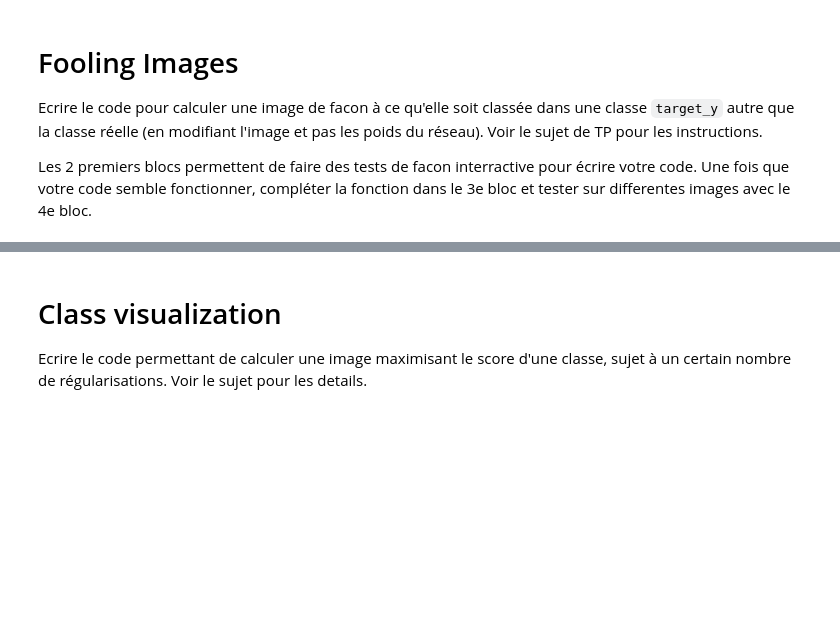
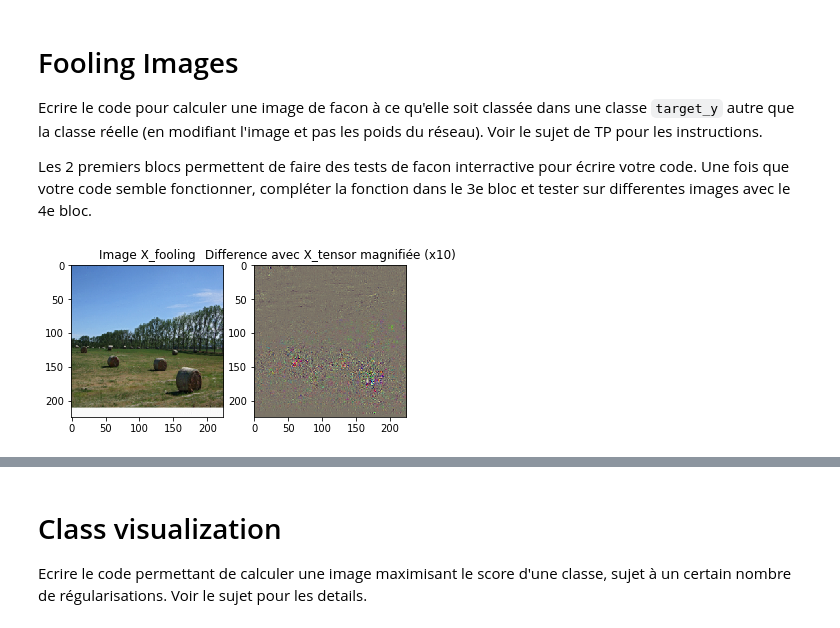
Before and after one commit to kalifou/tme_10_11_rdfia, a Jupyter notebook: TME10-11.ipynb, the cells around one changed output, grey strips where cells are left out. Cells and saved outputs as stored; diff of their text form; code cells hidden in the pictures; blank space fills up the shorter version.

```diff
--- a/TME10-11.ipynb
+++ b/TME10-11.ipynb
@@ -212,18 +213,37 @@ X_tensor = torch.Tensor(preprocess(Image.fromarray(X[0])))
 target_y = 6
 X_fooling = X_tensor.clone()
 X_fooling_var = Variable(X_fooling, requires_grad=True)
-learning_rate = 1
+learning_rate = 0.1
 # %%
 # TODO ecrire votre code a tester ici
+cpt = 0
+max_ind = -1
+while(not max_ind == target_y):
+    #optim.zero_grad()
+    y_til = model(X_fooling_var)
+    #print(y_til.data.shape)
+    y_til[0,target_y].backward()
+    grad = X_fooling_var.grad
+    #print(grad.data.shape)
+    #print(X_fooling_var.data.shape)
+    X_fooling_var.data += learning_rate * (grad.data / grad.data.norm())
+    _,max_ind = torch.max(F.softmax(model(X_fooling_var)),1)
+    cpt += 1
+    #print(cpt)
+    max_ind = max_ind.data[0]
+    #print(max_ind)
+#print("number of iterations needed: " + str(cpt)
 
 # Affichage de l'image X_fooling et ses modifs
 plt.subplot(1, 2, 1)
 plt.imshow(np.asarray(deprocess(X_fooling.clone())).astype(np.uint8))
 plt.title("Image X_fooling")
 plt.subplot(1, 2, 2)
 plt.imshow(np.asarray(deprocess(10* (X_fooling - X_tensor), should_rescale=False)))
 plt.title("Difference avec X_tensor magnifiée (x10)")
 plt.show()
+# %% [output]
+[figure, added]
 # %%
 def make_fooling_image(X, target_y, model):
     """
```
Also changed, not shown: parts of 7 cells of this notebook.
